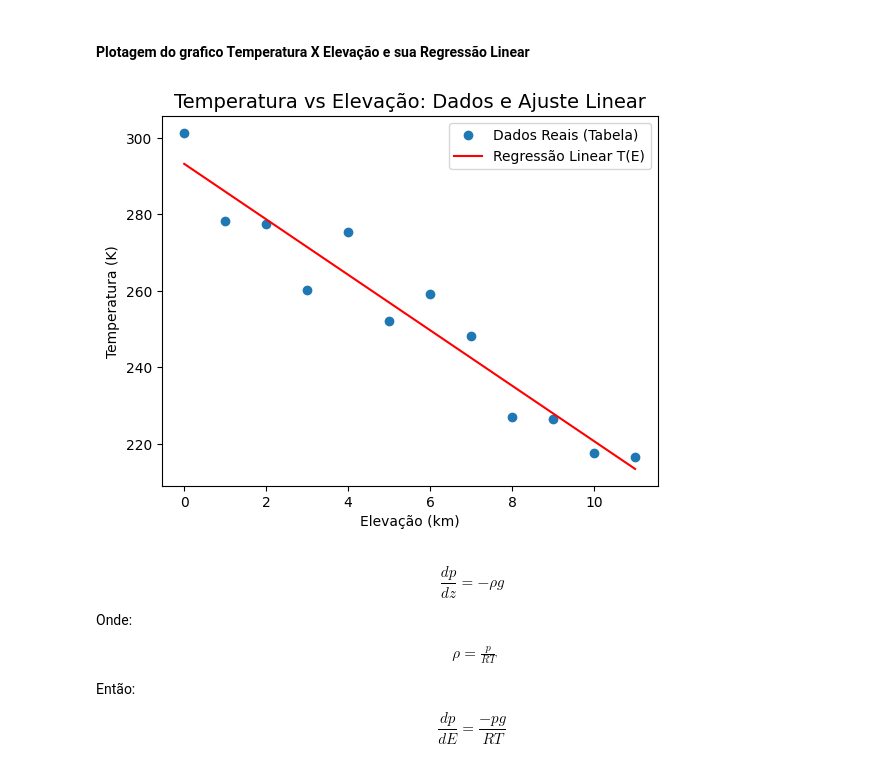
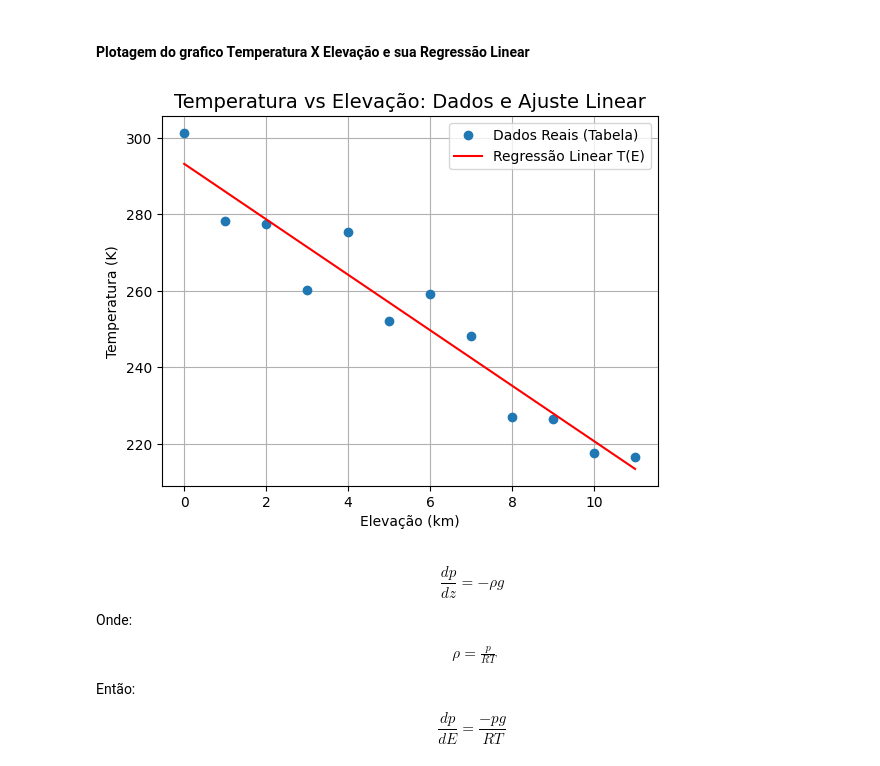
Before and after one commit to bernardo-gontijo/Ativ1-MecSolMecFlu, a Jupyter notebook: atividade1.ipynb, the cells around one changed output. Saved outputs shown, nothing was run; the diff lists cells and outputs as text; code cells hidden in the pictures.

```diff
--- a/atividade1.ipynb
+++ b/atividade1.ipynb
@@ -189,21 +260,22 @@ b = [293.22115289]
 # %%
 def t(e):
     return a*e + b
 
 # Plota os pontos reais da tabela (pontos azuis)
 plt.plot(altura, temperatura, 'o', label='Dados Reais (Tabela)')
 
 # Plota a reta de regressão (linha vermelha)
 plt.plot(altura, t(altura), 'r', label='Regressão Linear T(E)')
 
 # Configurações de estética
 plt.title('Temperatura vs Elevação: Dados e Ajuste Linear', fontsize=14)
 plt.xlabel('Elevação (km)')
 plt.ylabel('Temperatura (K)')
+plt.grid(True)
 plt.legend()
 plt.show()
 # %% [output]
-[figure, old version]
+[figure, new version]
 # %% [markdown]
 $$ \frac{dp}{dz} = -ρg $$
 
```
Also changed, not shown: parts of 13 cells of this notebook.
